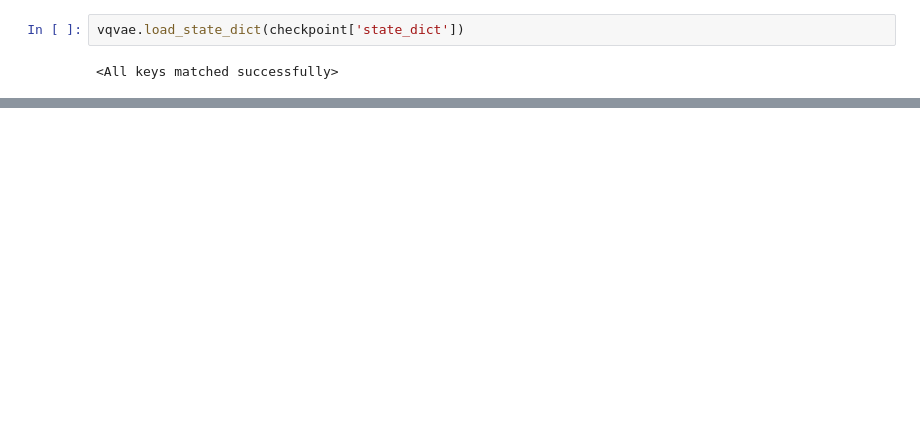
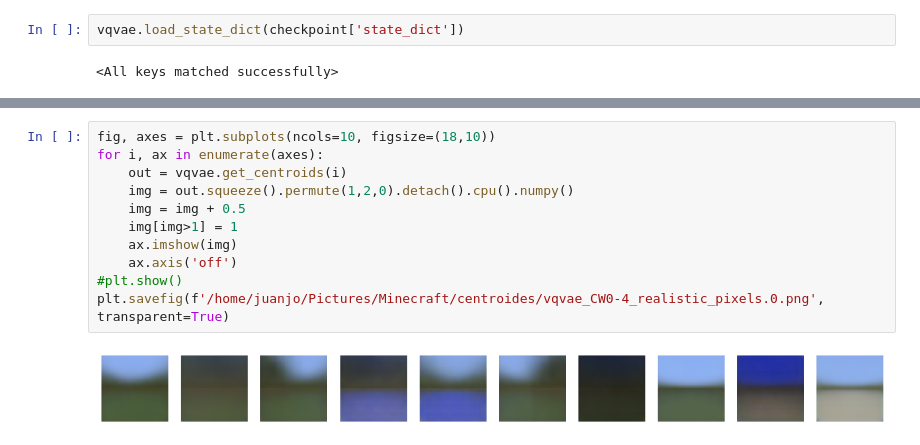
Before and after one commit to juanjo3ns/mineRL, a Jupyter notebook: src/jupyter/VQVAE_Centroids.ipynb, the cells around one changed output, grey strips where cells are left out. Drawn from its saved outputs; the diff is of its cells as text; blank space fills up the shorter version.

```diff
--- a/src/jupyter/VQVAE_Centroids.ipynb
+++ b/src/jupyter/VQVAE_Centroids.ipynb
@@ -214,0 +223,13 @@ for i in range(10):
+# %%
+fig, axes = plt.subplots(ncols=10, figsize=(18,10))
+for i, ax in enumerate(axes):
+    out = vqvae.get_centroids(i)
+    img = out.squeeze().permute(1,2,0).detach().cpu().numpy()
+    img = img + 0.5
+    img[img>1] = 1
+    ax.imshow(img)
+    ax.axis('off')
+#plt.show()
+plt.savefig(f'/home/juanjo/Pictures/Minecraft/centroides/vqvae_CW0-4_realistic_pixels.0.png', transparent=True)
+# %% [output]
+[figure, added]
```
Also changed, not shown: parts of 6 cells of this notebook, 7 other files.
